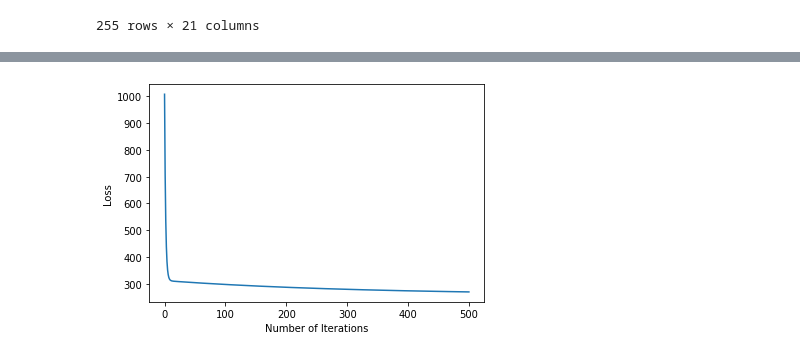
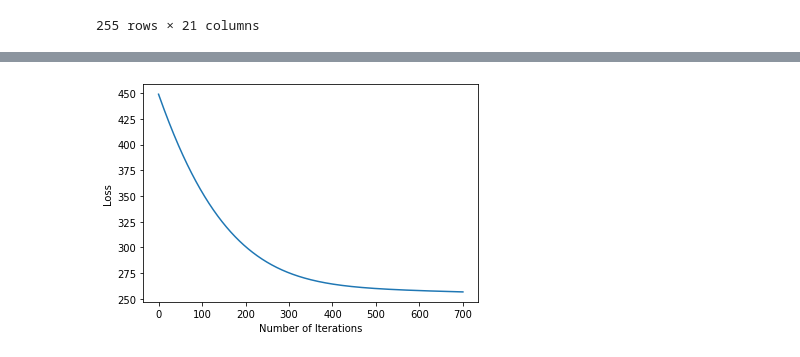
Before and after one commit to tianlei9581/DemandPredictionJD, a Jupyter notebook: PyTorch_models_Ben.ipynb, the cells around one changed output, grey strips where cells are left out. Cells and saved outputs as stored; diff of their text form; code cells hidden in the pictures.

Commit message:
model tuning: learning rate, optimizer, feature selection. better plots. r2=0.2 now

```diff
--- a/PyTorch_models_Ben.ipynb
+++ b/PyTorch_models_Ben.ipynb
@@ -106,0 +133,6 @@ class linearRegression(torch.nn.Module):
+# %%
+# Experiment set
+x_train = np.array([[1,2,3,4,5]]).transpose()
+y_train = np.array([1,3,2,4,3]).transpose()
+print(x_train)
+print(y_train)
@@ -107,31 +146,54 @@ class linearRegression(torch.nn.Module):
 # %%
+# define model structure
+class linearRegression(torch.nn.Module):
+    def __init__(self, inputSize, outputSize):
+        super(linearRegression, self).__init__()
+        self.linear = torch.nn.Linear(inputSize, outputSize)
+
+    def forward(self, x):
+        out = self.linear(x)
+        return out
+
+# From https://en.wikipedia.org/wiki/Coefficient_of_determination
+def r2_loss(output, target):
+    target_mean = torch.mean(target)
+    ss_tot = torch.sum((target - target_mean) ** 2)
+    ss_res = torch.sum((target - output) ** 2)
+    r2 = 1 - ss_res / ss_tot
+    return r2
+
 _, inputDim = x_train.shape
 # inputDim = len(x_train.columns)     # takes variable 'x'
 outputDim = 1       # takes variable 'y'
-learningRate = 0.00001          # <<== learning rate needs to be small enough?
-epochs = 501
+learningRate = 0.01
+epochs = 701
 loss_list = []
 
 model = linearRegression(inputDim, outputDim)
 ##### For GPU #######
-if torch.cuda.is_available():
-    model.cuda()
+# if torch.cuda.is_available():
+#     model.cuda()
 
 # ======================  TODO: replace MSELoss with SPO+ loss                  ========
 # initialize the loss (Mean Squared Error) and optimization (Stochastic Gradient Descent)
 criterion = torch.nn.MSELoss()
-optimizer = torch.optim.SGD(model.parameters(), lr=learningRate)
+# criterion = r2_loss
+# optimizer = torch.optim.RMSprop(model.parameters(), lr=learningRate)
+optimizer = torch.optim.Adam(model.parameters(), lr=learningRate)
+# optimizer = torch.optim.SGD(model.parameters(), lr=learningRate)        # SGD is pretty bad with this dataset
 
 # model training
 
 for epoch in range(epochs):
     # Converting inputs and labels to Variable
-    if torch.cuda.is_available():
-        inputs = Variable(torch.from_numpy(x_train).cuda())
-        labels = Variable(torch.from_numpy(y_train).cuda())
-    else:
-        inputs = Variable(torch.from_numpy(x_train))
-        labels = Variable(torch.from_numpy(y_train))
+    # if torch.cuda.is_available():
+    #     inputs = Variable(torch.from_numpy(x_train).cuda())
+    #     labels = Variable(torch.from_numpy(y_train).cuda())
+    # else:
+    #     inputs = Variable(torch.from_numpy(x_train))
+    #     labels = Variable(torch.from_numpy(y_train))
+    inputs = Variable(torch.from_numpy(x_train))
+    labels = Variable(torch.from_numpy(y_train))
 
     # Clear gradient buffers because we don't want any gradient from previous epoch to carry forward, dont want to cummulate gradients
     optimizer.zero_grad()
@@ -158,4 +220,41 @@ plt.plot(range(epochs),loss_list)
 plt.xlabel("Number of Iterations")
 plt.ylabel("Loss")
 plt
+
+# bias b (offset or y-intercept)
+print('y-intercept ', model.linear.bias.item())
+# weight (w)
+print('Coefficients ',  model.linear.weight.detach().numpy())
+
+with torch.no_grad(): # we don't need gradients in the testing phase
+    # if torch.cuda.is_available():
+    #     pred_y_train = model(Variable(torch.from_numpy(x_train).float().cuda())).cpu().data.numpy()
+    # else:
+    #     pred_y_train = model(Variable(torch.from_numpy(x_train).float())).data.numpy()
+    pred_y_train = model(Variable(torch.from_numpy(x_train).float())).data.numpy()
+pred_y_train = [pred_y_train[x].item() for x in range(len(pred_y_train))]
+
+# Comparing Actual and predicted values
+# print(list(zip(y_train, pred_y_train)))
+# dff = {}
+# dff['Actual'] = y_train
+# dff['Predicted'] = pred_y_train
+# dff = pd.DataFrame(dff)
+# print(dff)
+plt.figure(figsize=(8,8))
+plt.scatter(y_train, pred_y_train, c='b', s=10)
+plt.xlabel('Actual Demand'), plt.ylabel('Predicted Demand');
+lim = 100
+x = y = range(lim)
+plt.plot(x,y, c='brown')
+plt.xlim(0,lim), plt.ylim(0,lim);
+plt
+
+# metric = R2Score()
+# metric.update([torch.FloatTensor(y_train), torch.FloatTensor(pred_y_train)])
+# score = metric.compute()
+# print('Ignite R^2 score', score)
+from sklearn.metrics import mean_squared_error
+print("MSE",mean_squared_error(y_train,pred_y_train))
+print('R^2 Score ', r2_score(y_true=y_train, y_pred=pred_y_train))
 # %% [output]
@@ -169 +274 @@ epoch 500, loss 269.267822265625
-[figure, old version]
+[figure, new version]
```
Also changed, not shown: parts of 12 cells of this notebook.
